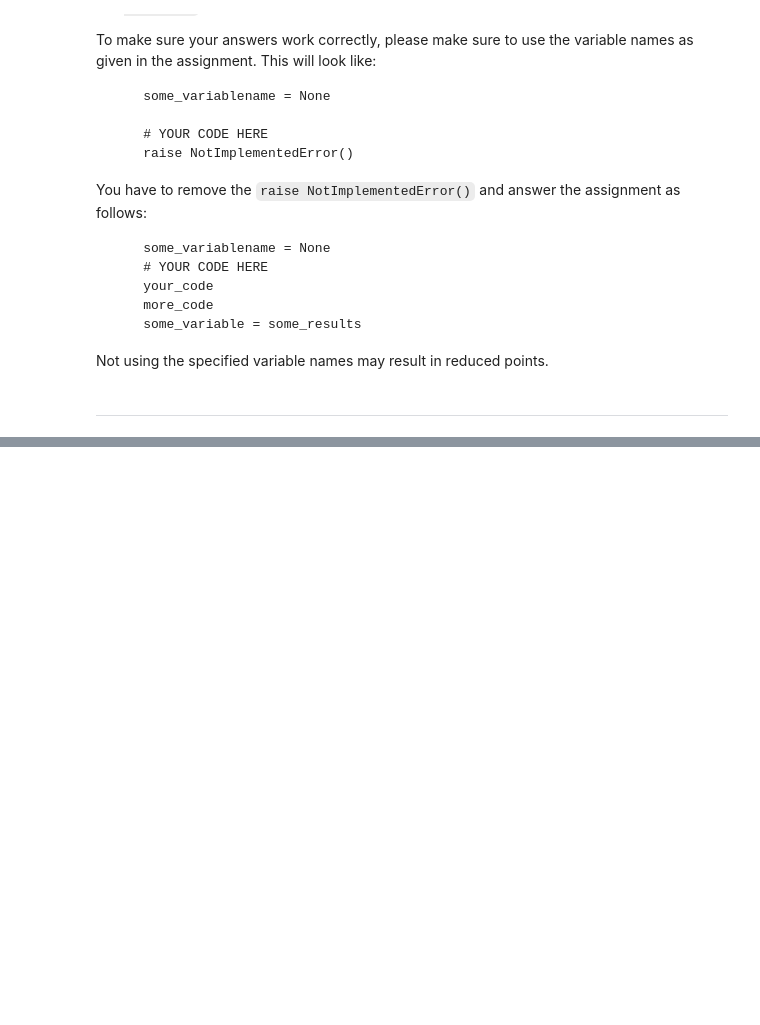
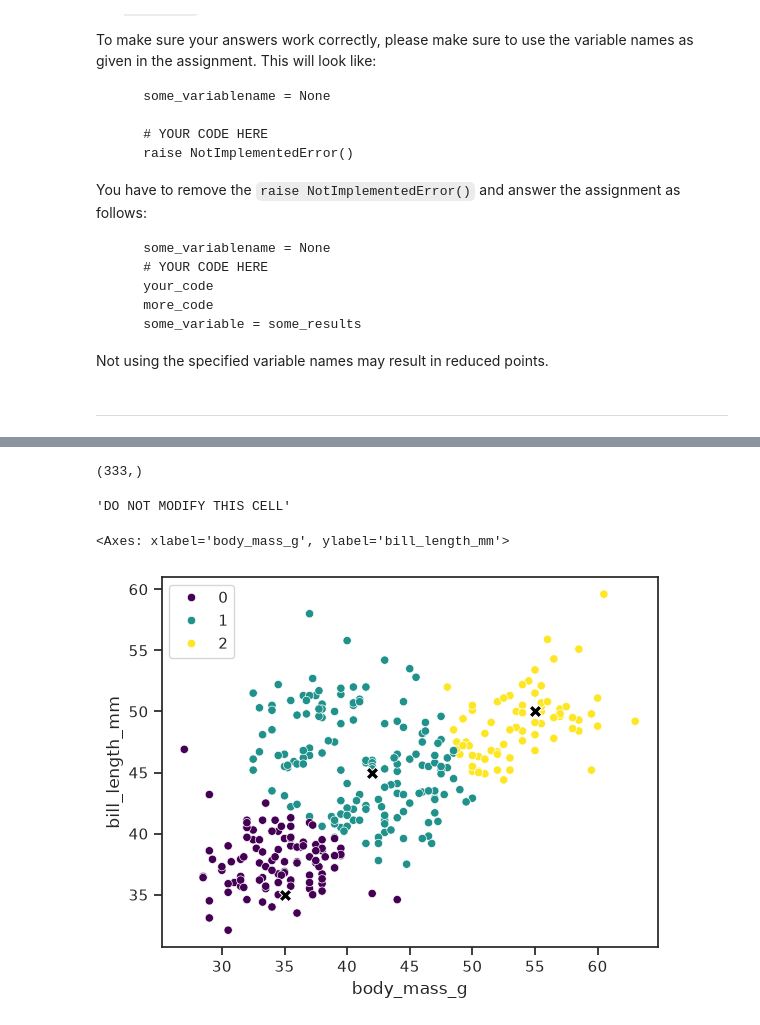
Before and after one commit to RobertvdLeeuw/nix-radboud, a Jupyter notebook: subjects/FDTM/SRobertvanderLeeuw_s1190941.ipynb, the cells around one changed output, grey strips where cells are left out. Cells and saved outputs as stored; diff of their text form; code cells hidden in the pictures; blank space fills up the shorter version.

```diff
--- a/subjects/FDTM/SRobertvanderLeeuw_s1190941.ipynb
+++ b/subjects/FDTM/SRobertvanderLeeuw_s1190941.ipynb
@@ -786,0 +106,29 @@ Flipper length and bill length show up most often, but flipper length also shows
+# %%
+proposed_means = np.array([[35, 35], [42, 45], [55, 50]])
+distances = np.column_stack([np.linalg.norm(penguin_X - pm, axis=1) for pm in proposed_means])
+
+assigned_cluster = np.argmin(distances, axis=1)
+
+print(assigned_cluster.shape)
+# %% [output]
+(333,)
+# %%
+"""Checks whether previous output is correct"""
+"""DO NOT MODIFY THIS CELL"""
+# %% [output]
+'DO NOT MODIFY THIS CELL'
+# %%
+# Use the following plot to inspect if you assigned the clusters correctly
+
+# x and y, colored with cluster colors
+# Even if you implemented the above correctly, it will look a little bit different than the plot above
+sns.scatterplot(
+    x=penguin_X[:, 0], y=penguin_X[:, 1], palette="viridis", hue=assigned_cluster
+).set(xlabel=x_features[0], ylabel=x_features[1])
+# the dediced means
+sns.scatterplot(
+    x=proposed_means[:, 0], y=proposed_means[:, 1], marker="X", s=80, color="black"
+)
+# %% [output]
+<Axes: xlabel='body_mass_g', ylabel='bill_length_mm'>
+[figure, added]
```
Also changed, not shown: parts of 148 cells of this notebook, 1 other file.
